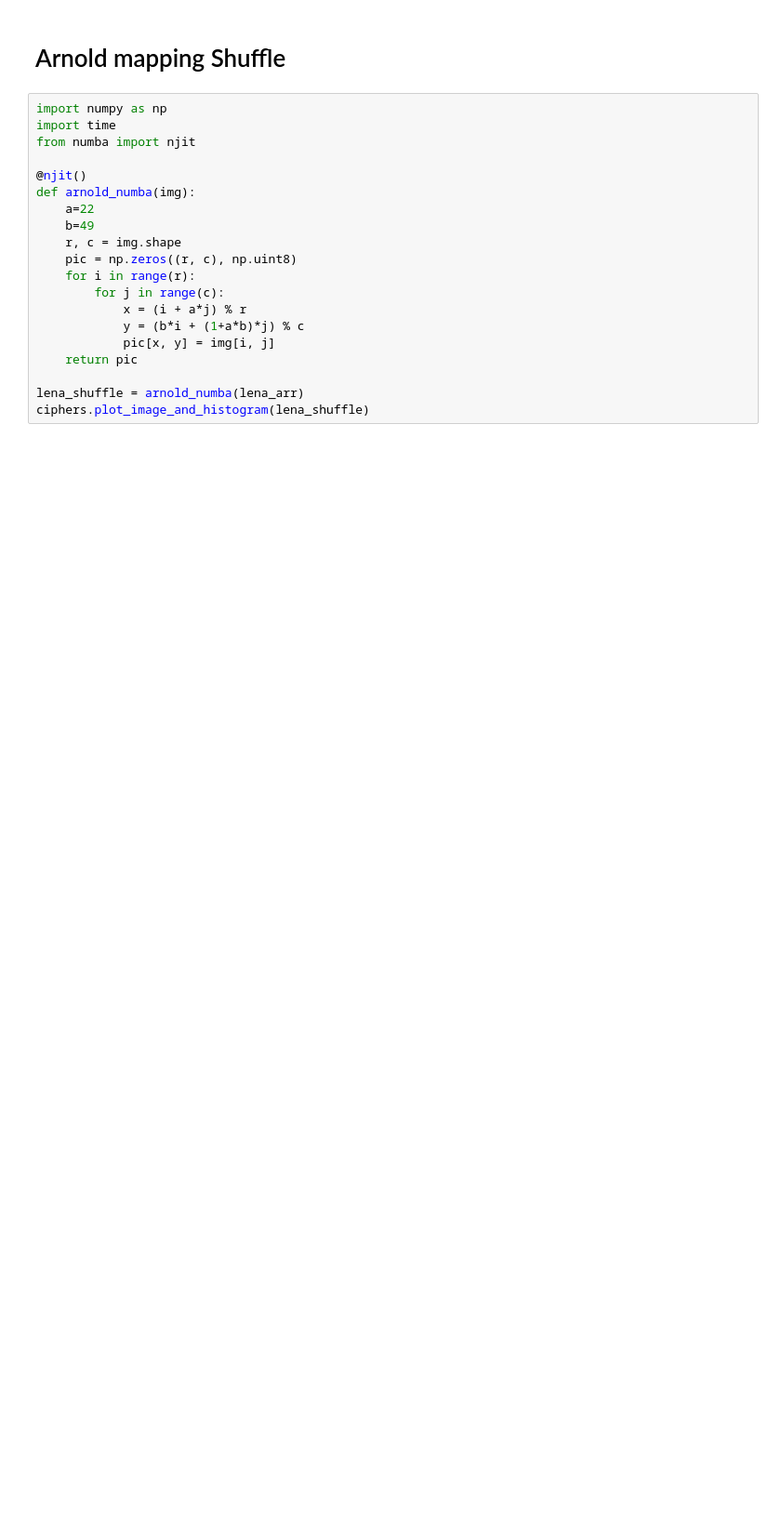
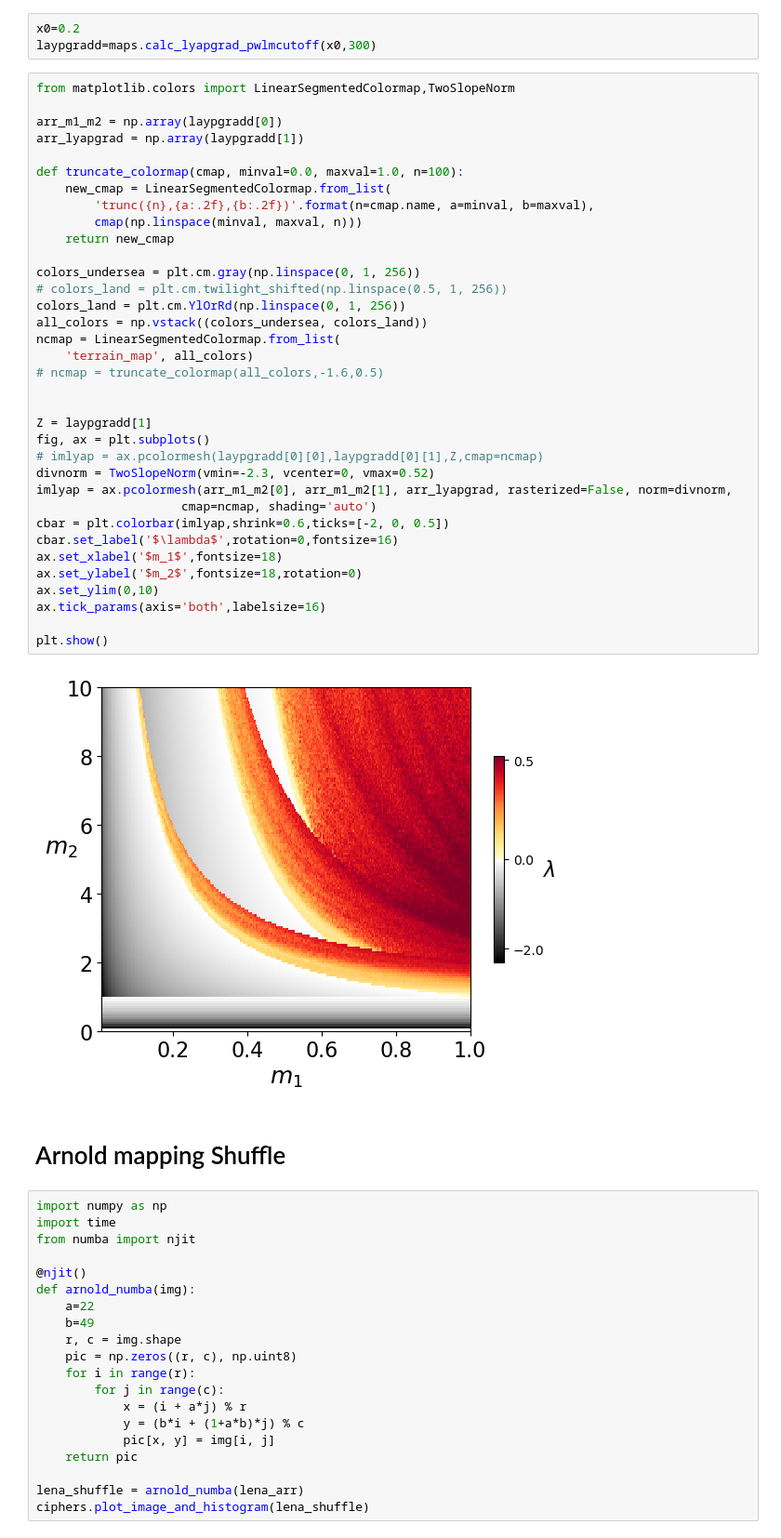
Before and after one commit to AlbertoSegura24/chaos_cryptography, a Jupyter notebook: cipher_testing.ipynb, the cells around one changed output. Shown at 93% size. Cells and saved outputs as stored; diff of their text form; blank space fills up the shorter version.

```diff
--- a/cipher_testing.ipynb
+++ b/cipher_testing.ipynb
@@ -63,3 +74,43 @@ sboxes = [Sbox(ciphers.generate_sbox(xinits[i][0],xinits[i][1],f1=params[0],f2=p
+# %%
+x0=0.2
+laypgradd=maps.calc_lyapgrad_pwlmcutoff(x0,300)
+# %%
+from matplotlib.colors import LinearSegmentedColormap,TwoSlopeNorm
+
+arr_m1_m2 = np.array(laypgradd[0])
+arr_lyapgrad = np.array(laypgradd[1])
+
+def truncate_colormap(cmap, minval=0.0, maxval=1.0, n=100):
+    new_cmap = LinearSegmentedColormap.from_list(
+        'trunc({n},{a:.2f},{b:.2f})'.format(n=cmap.name, a=minval, b=maxval),
+        cmap(np.linspace(minval, maxval, n)))
+    return new_cmap
+
+colors_undersea = plt.cm.gray(np.linspace(0, 1, 256))
+# colors_land = plt.cm.twilight_shifted(np.linspace(0.5, 1, 256))
+colors_land = plt.cm.YlOrRd(np.linspace(0, 1, 256))
+all_colors = np.vstack((colors_undersea, colors_land))
+ncmap = LinearSegmentedColormap.from_list(
+    'terrain_map', all_colors)
+# ncmap = truncate_colormap(all_colors,-1.6,0.5)
+
+
+Z = laypgradd[1]
+fig, ax = plt.subplots()
+# imlyap = ax.pcolormesh(laypgradd[0][0],laypgradd[0][1],Z,cmap=ncmap)
+divnorm = TwoSlopeNorm(vmin=-2.3, vcenter=0, vmax=0.52)
+imlyap = ax.pcolormesh(arr_m1_m2[0], arr_m1_m2[1], arr_lyapgrad, rasterized=False, norm=divnorm,
+                    cmap=ncmap, shading='auto')
+cbar = plt.colorbar(imlyap,shrink=0.6,ticks=[-2, 0, 0.5])
+cbar.set_label('$\lambda$',rotation=0,fontsize=16)
+ax.set_xlabel('$m_1$',fontsize=18)
+ax.set_ylabel('$m_2$',fontsize=18,rotation=0)
+ax.set_ylim(0,10)
+ax.tick_params(axis='both',labelsize=16)
+
+plt.show()
+# %% [output]
+[figure, added]
 # %% [markdown]
 # Arnold mapping Shuffle
 # %%
```
Also changed, not shown: parts of 3 cells of this notebook, 45 other files.
